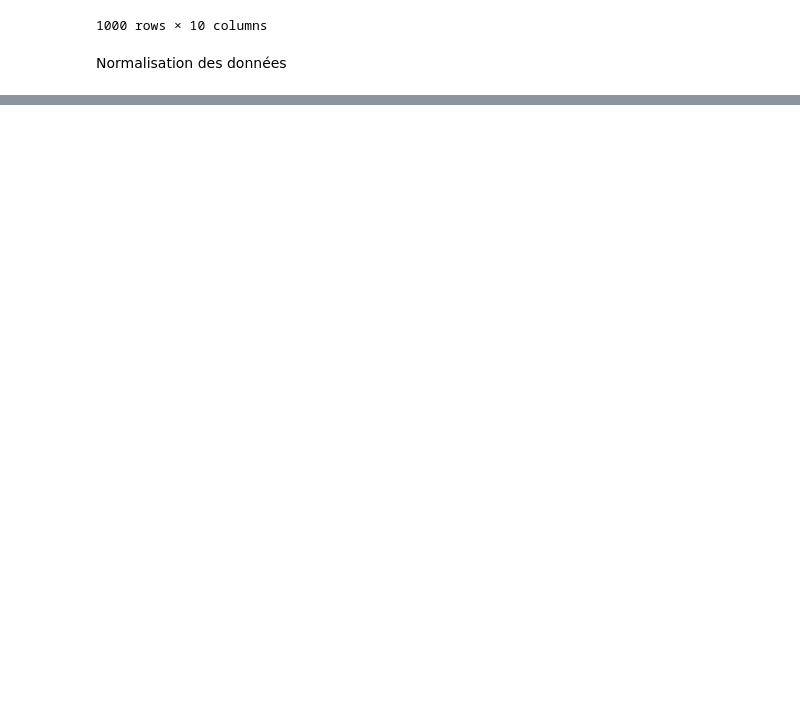
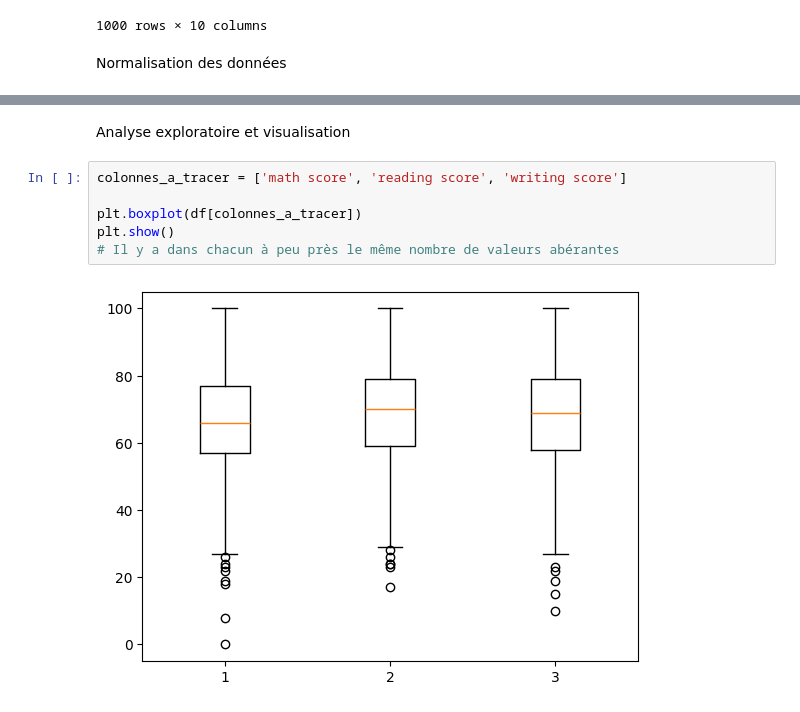
Before and after one commit to 2675781-creator/UA3ProjetPerformanceAcademiqueEtudiants, a Jupyter notebook: projet_UA3.ipynb, the cells around one changed output, grey strips where cells are left out. Drawn from its saved outputs; the diff is of its cells as text; blank space fills up the shorter version.

```diff
--- a/projet_UA3.ipynb
+++ b/projet_UA3.ipynb
@@ -235,3 +234,13 @@ scaler.transform(df)
 | 998 | 0.752174 | 1.0 | 0.0 | 0.68 | 0.734940 | 0.744444 | ... |
 | 999 | 0.752174 | 1.0 | 1.0 | 0.77 | 0.831325 | 0.844444 | ... |
 1000 rows × 10 columns
+# %% [markdown]
+Analyse exploratoire et visualisation
+# %%
+colonnes_a_tracer = ['math score', 'reading score', 'writing score']
+
+plt.boxplot(df[colonnes_a_tracer])
+plt.show()
+# Il y a dans chacun à peu près le même nombre de valeurs abérantes
+# %% [output]
+[figure, added]
```
Also changed, not shown: parts of 7 cells of this notebook.
